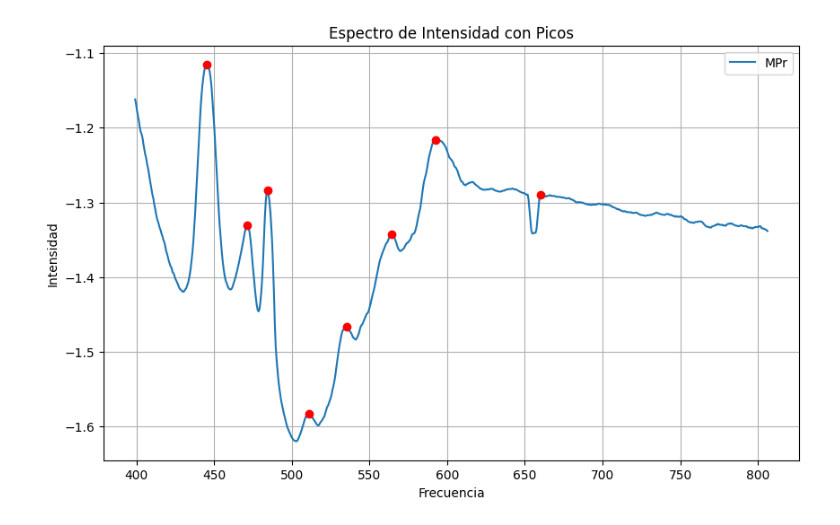
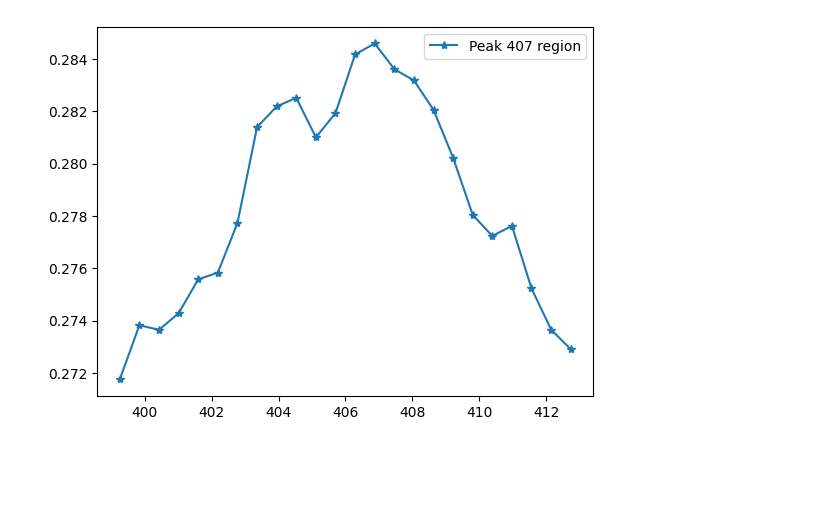
Before and after one commit to juanF9910/Rare_earths, a Jupyter notebook: JuddOfelt_SpectrumAnalysis.ipynb, the cells around one changed output. Drawn from its saved outputs; the diff is of its cells as text; code cells hidden in the pictures; blank space fills up the shorter version.

Commit message:
Add files via upload
single peak analysis

```diff
--- a/JuddOfelt_SpectrumAnalysis.ipynb
+++ b/JuddOfelt_SpectrumAnalysis.ipynb
@@ -43,6 +43,9 @@ Ag_H=np.array(df.iloc[startrow:,9] )
 Ag_HV_H=np.array(df.iloc[startrow:,10] )
 Ag_V=np.array(df.iloc[startrow:,11] )
 
+
+
+### Rare Earths ####
 M=np.array(df.iloc[startrow:endrow,12] )
 M_Pr0=np.array(df.iloc[startrow:endrow,13])
 M_Pr2=np.array(df.iloc[startrow:endrow,14] )
@@ -65,46 +68,14 @@ def FWHM(x,Int):
     print("FWHM=", Width)
     return Width
 
-def Peakfinder(frecuencia, intensidad,h,name):
-    frecuencia=np.array(frecuencia)
-    intensidad=np.array(intensidad)
-    # Encuentra picos en el espectro de intensidad
-    picos, _ = find_peaks(intensidad, height=h,prominence=0.01)  # Ajusta el valor de "height" según tu espectro
-    # picos is the peak INDEX
 
-    # Grafica el espectro de intensidad y resalta los picos
-    plt.figure(1,figsize=(10, 6))
-    plt.plot(frecuencia, intensidad,label="{}".format(name))
-    plt.plot(frecuencia[picos], intensidad[picos], 'ro')  # Picos en rojo
-    plt.xlabel('Frecuencia')
-    plt.ylabel('Intensidad')
-    plt.title('Espectro de Intensidad con Picos')
-    plt.grid(True)
-    plt.legend()
-    plt.show()
-
-    # Imprime las frecuencias de los picos
-    frecuencias_picos = frecuencia[picos]
-    #maxint=max(intensidad[picos])
-    #ind=list(intensidad).index(maxint)
-    print("Peaks of {}:".format(name), frecuencia[picos]) #frecuencia[picos]
-    # to get eV: 1*10**7* 0.00012398/frecuencia[picos]
-    # to get k: 1*10**7/frecuencia[picos]
-
-    # Extract a region around each peak
-    peaks=picos #peaks indexes #better in english
-    x=frecuencia
-    y=intensidad
-    peak_data = {}
-    # volver lo siguiente una funcion de 20
-    for peak in peaks:
-
+def SinglePeakAnaly(peak,x,y,startleft,endright):
         # substract the background, or the "floor" from the intensity of the spectrum; set 0 as the beginning of the peak
 
         # Define the range around each peak (adjust the range as needed)
-        start_index = max(0, peak - 20)
-        end_index = min(len(x), peak + 20)
-
+        start_index = round(max(0, peak - startleft))
+        end_index = round(min(len(x), peak + endright))
+        print(start_index,end_index,startleft,endright)
         peakx=x[start_index:end_index]
         peaky=y[start_index:end_index]
         """
@@ -118,7 +89,7 @@ def Peakfinder(frecuencia, intensidad,h,name):
         """
         # Plot the extracted region around the first peak
         plt.figure(peak)
-        plt.plot(peakx,peaky, label='Peak {} region'.format(round(x[peak])))
+        plt.plot(peakx,peaky,"-*", label='Peak {} region'.format(round(x[peak])))
         plt.legend()
         plt.show()
 
@@ -153,6 +124,47 @@ def Peakfinder(frecuencia, intensidad,h,name):
         """
 
 
+def Peakfinder(frecuencia, intensidad,h,name):
+    frecuencia=np.array(frecuencia)
+    intensidad=np.array(intensidad)
+    # Encuentra picos en el espectro de intensidad
+    picos, _ = find_peaks(intensidad, height=h,prominence=0.01)  # Ajusta el valor de "height" según tu espectro
+    # picos is the peak INDEX
+
+    # Grafica el espectro de intensidad y resalta los picos
+    plt.figure(1,figsize=(10, 6))
+    plt.plot(frecuencia, intensidad,label="{}".format(name))
+    plt.plot(frecuencia[picos], intensidad[picos], 'ro')  # Picos en rojo
+    plt.xlabel('Frecuencia')
+    plt.ylabel('Intensidad')
+    plt.title('Espectro de Intensidad con Picos')
+    plt.grid(True)
+    plt.legend()
+    plt.show()
+
+    # Imprime las frecuencias de los picos
+    frecuencias_picos = frecuencia[picos]
+    #maxint=max(intensidad[picos])
+    #ind=list(intensidad).index(maxint)
+    print("Peaks of {}:".format(name), frecuencia[picos]) #frecuencia[picos]
+    # to get eV: 1*10**7* 0.00012398/frecuencia[picos]
+    # to get k: 1*10**7/frecuencia[picos]
+
+    # Extract a region around each peak
+    peaks=picos #peaks indexes #better in english
+    x=frecuencia
+    y=intensidad
+    peak_data = {}
+    ranges = 20*np.ones((len(peaks), 2))
+    ranges[0][0]=ranges[0][0]+9
+    ranges[0][1]=ranges[0][1]-9
+    ranges[1][0]=ranges[0][0]+1
+    ranges[1][1]=ranges[0][1]+13
+
+    for peak,range in zip(peaks,ranges):
+      SinglePeakAnaly(peak,x,y,range[0],range[1])
+
+
 
 #Peakfinder(wl, -np.log10(Ag),-1.5,"Ag")
 #Peakfinder(wl, -np.log10(AgCurved),-0.5,"AgCurved")
@@ -160,8 +172,9 @@ def Peakfinder(frecuencia, intensidad,h,name):
 #Peakfinder(wl, -np.log10(AgCurved_V),-0.5,"AgCurved_V")
 
 #print(M_Pr-M)
-Peakfinder(wl, -np.log10(M),-0.5,"M")
-Peakfinder(wl, -np.log10(abs(M_Pr)),-1.6,"MPr")
+#Peakfinder(wl, -np.log10(M),-0.5,"M")
+Peakfinder(wl, -np.log10(abs(M_Pr))+np.log10(M),-1.6,"MPr")
+"""
 #Peakfinder(wl, -np.log10(M_Pr0),-0.5,"AgCurved_V")
 #Peakfinder(wl, -np.log10(M_Pr1),-0.5,"AgCurved_V")
 #Peakfinder(wl, -np.log10(M_Pr2),-0.5,"AgCurved_V")
@@ -169,4 +182,5 @@ Peakfinder(wl, -np.log10(M_Pr_Tio2),-1.6,"MPrTiO2")
 Peakfinder(wl, -np.log10(M_Pr_Tio2_R),-1.6,"MPrTiO2R")
 Peakfinder(wl, -np.log10(Tio2),-1.6,"MTiO2")
 #Peakfinder(wl, -np.log10(Tio2_R),-0.5,"AgCurved_V")
+"""
 # %% [output]
@@ -175 +192 @@ Peaks of M: []
-[figure, old version]
+[figure, new version]
```
Also changed, not shown: parts of 4 cells of this notebook.
